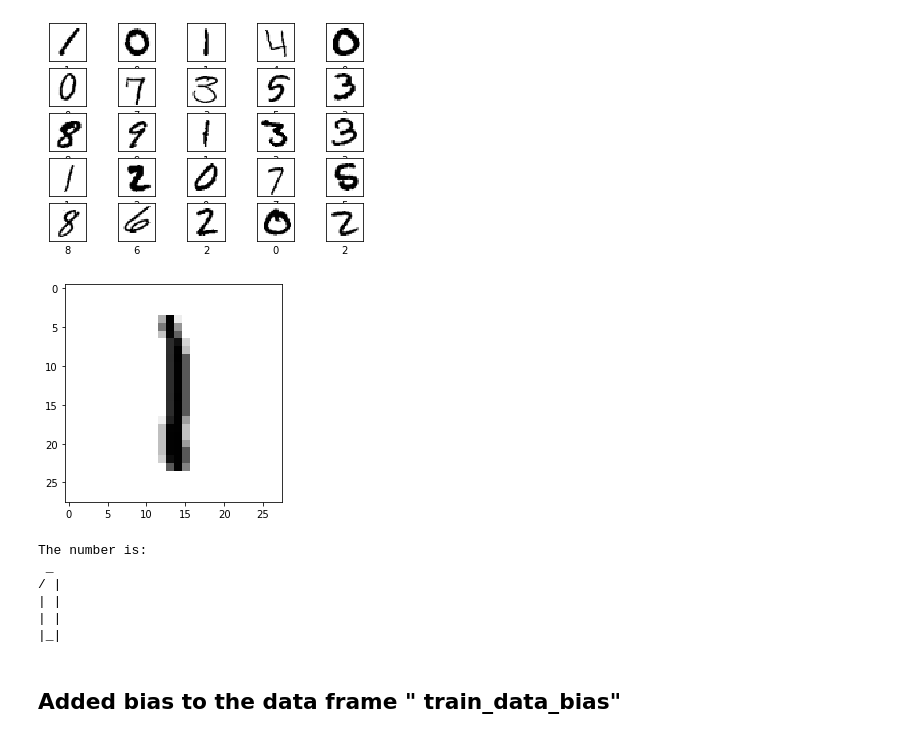
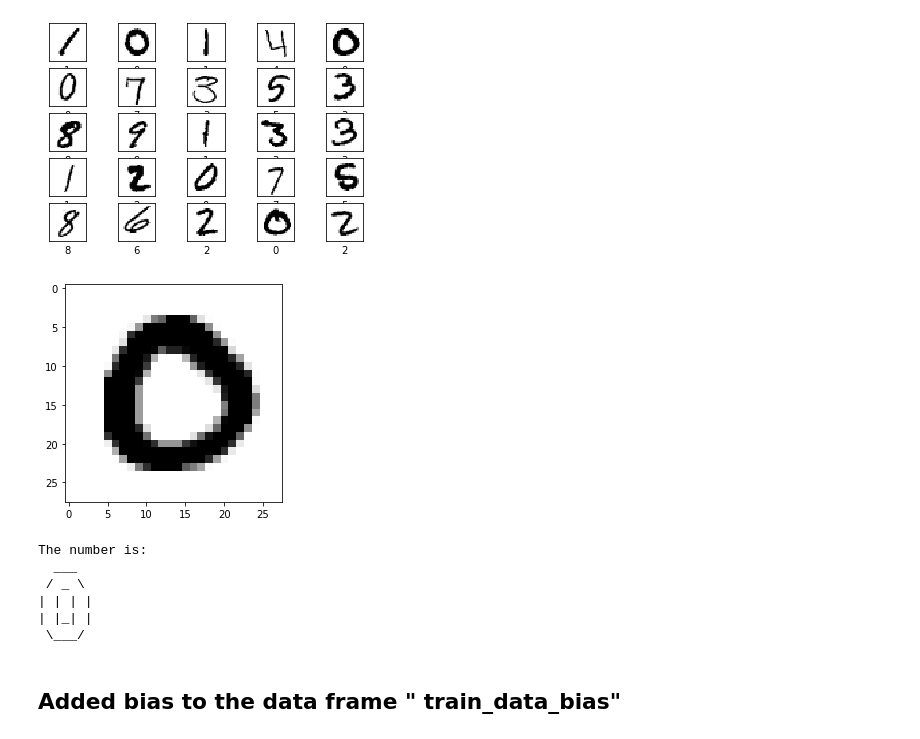
Before and after one commit to manojbuddha/Digit-Recognition-using-Neural-Network, a Jupyter notebook: Digit Recognizer.ipynb, the cells around one changed output. Cells and saved outputs as stored; diff of their text form; code cells hidden in the pictures.

```diff
--- a/Digit Recognizer.ipynb
+++ b/Digit Recognizer.ipynb
@@ -92,18 +92,18 @@ for i in range(0,train_data.shape[0]):
     train_value.append(train_data_rows[i][0])
     image_pixels.append(train_data_rows[i][1:])
 # %%
-j=1000
+j=4
 displayImage(image_pixels[j])
 print("The number is:")
 tprint(str(train_value[j]))
 # %% [output]
-[figure, old version]
+[figure, new version]
 The number is:
- _
-/ |
-| |
-| |
-|_|
+  ___
+ / _ \
+| | | |
+| |_| |
+ \___/
 # %% [markdown]
 ## Added bias to the data frame " train_data_bias"
 # %%
```
Also changed, not shown: parts of 53 cells of this notebook.
